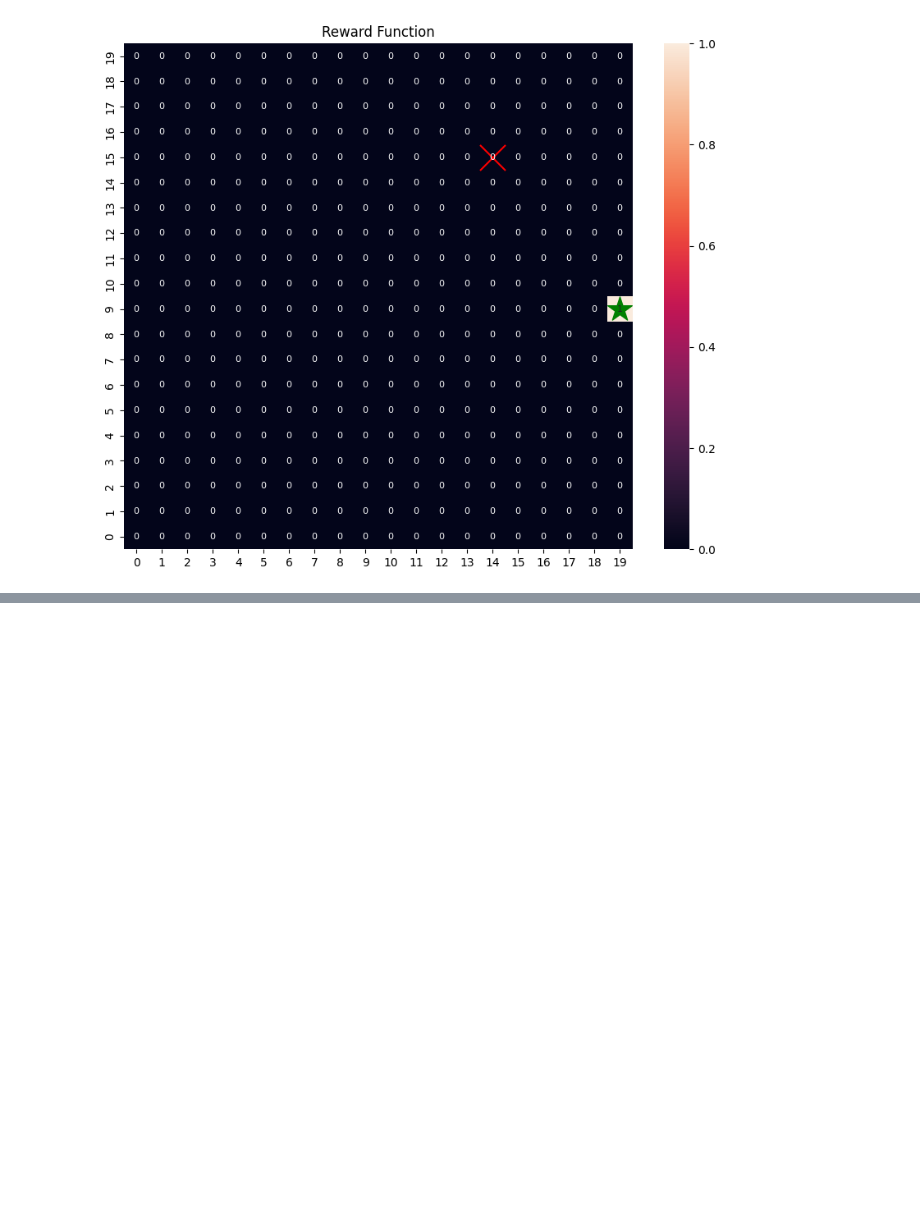
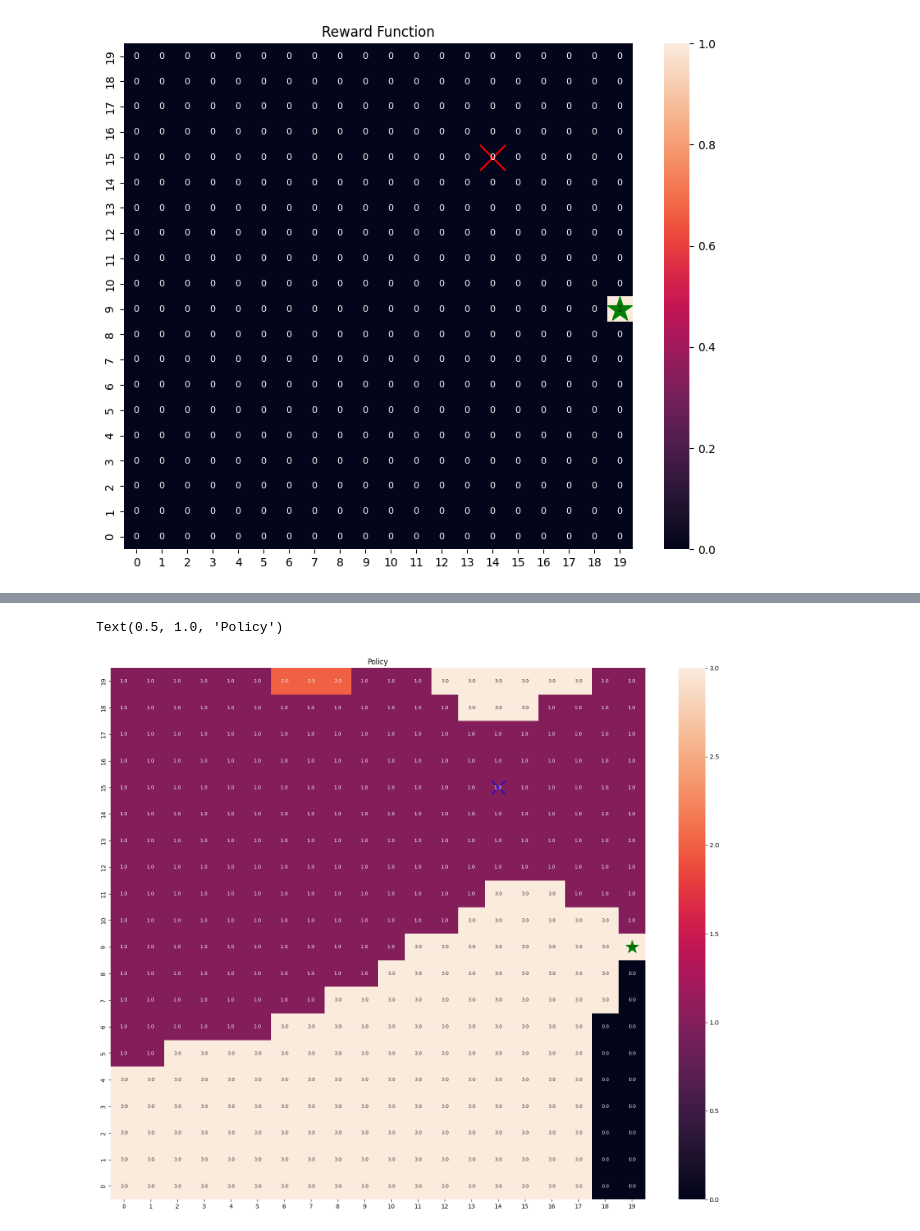
Before and after one commit to QingmuDeng/AA203-Homework, a Jupyter notebook: HW3/Value_Iter.ipynb, the cells around one changed output, grey strips where cells are left out. Cells and saved outputs as stored; diff of their text form; code cells hidden in the pictures; blank space fills up the shorter version.

```diff
--- a/HW3/Value_Iter.ipynb
+++ b/HW3/Value_Iter.ipynb
@@ -141,0 +201,42 @@ R_grid
+# %%
+# Find Optimal Policy based on Value
+act_grid = np.ones(R_grid.shape) * -1
+
+for i in range(V_grid.shape[0]):
+    for j in range(V_grid.shape[1]):
+        # i = 9
+        # j = 15
+
+        a_x_pair = [(a, action_dynamics(np.array([i, j]), a)) for a in act]
+
+        list_a = []
+        list_v_diff = []
+        for a, x_next in a_x_pair:
+            # print(a, x_next)
+            V_x = V_grid[i, j]
+
+            V_x_next = V_grid[*x_next]
+
+            list_v_diff.append(V_x_next-V_x)
+            list_a.append(a)
+
+        act_grid[i, j] = list_a[np.argmax(list_v_diff)]
+        # print(act_grid[i, j], list_v_diff)
+    #     break
+    # break
+    # act_grid[i][j] = np.where(list_v_diff == np.max(list_v_diff))[0]
+    # print(np.where(list_v_diff == np.max(list_v_diff))[0])
+
+
+# act_grid
+# %%
+fig, ax = plt.subplots(figsize=(20,16))
+sns.heatmap(act_grid, annot=True, annot_kws={'fontsize':8}, ax=ax, fmt='.1f')
+ax.scatter(x_goal[1]+0.5,x_goal[0]+0.5,s=500,c='g', marker='*', label='Goal')
+ax.scatter(x_eye[1]+0.5,x_eye[0]+0.5,s=500,c='b', marker='x', label='Storm Eye')
+# ax.plot(x_trj[:,0]+0.5, x_trj[:,1]+0.5, linewidth=8)
+ax.invert_yaxis()
+ax.set_title('Policy')
+# %% [output]
+Text(0.5, 1.0, 'Policy')
+[figure, added]
```
Also changed, not shown: parts of 15 cells of this notebook, 1 other file.
